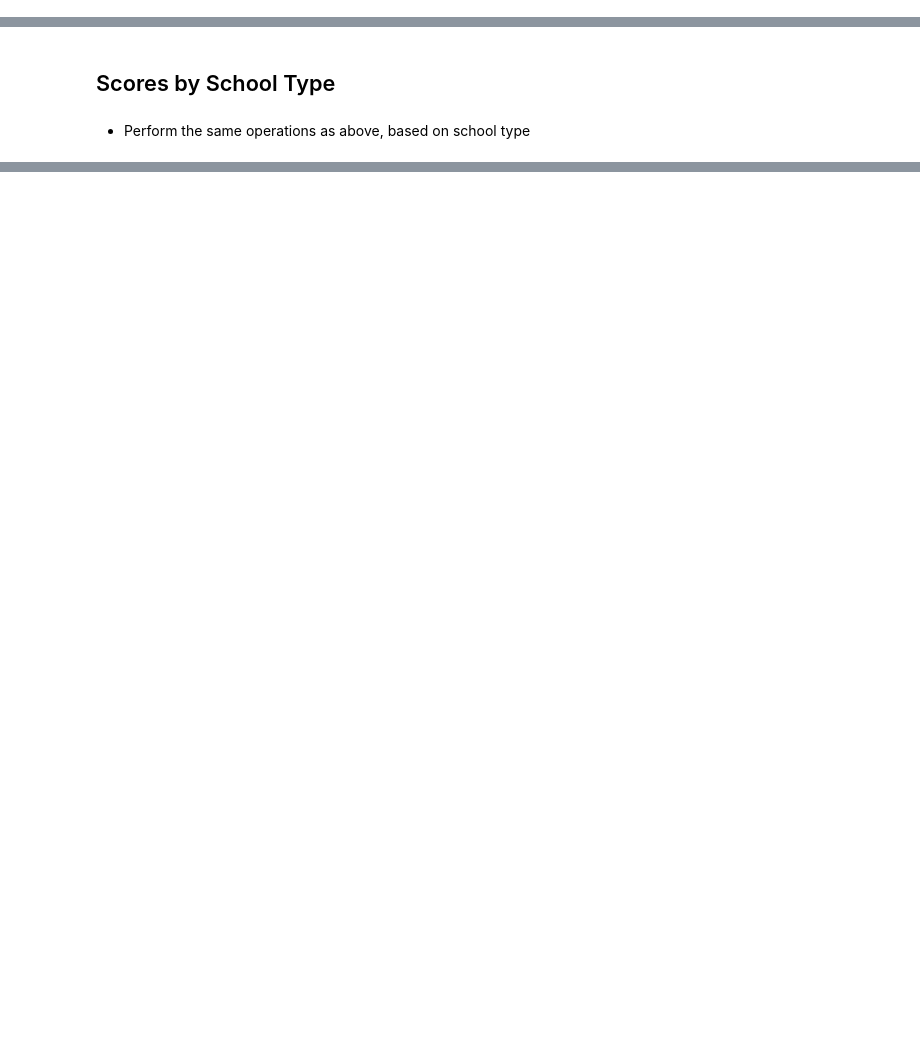
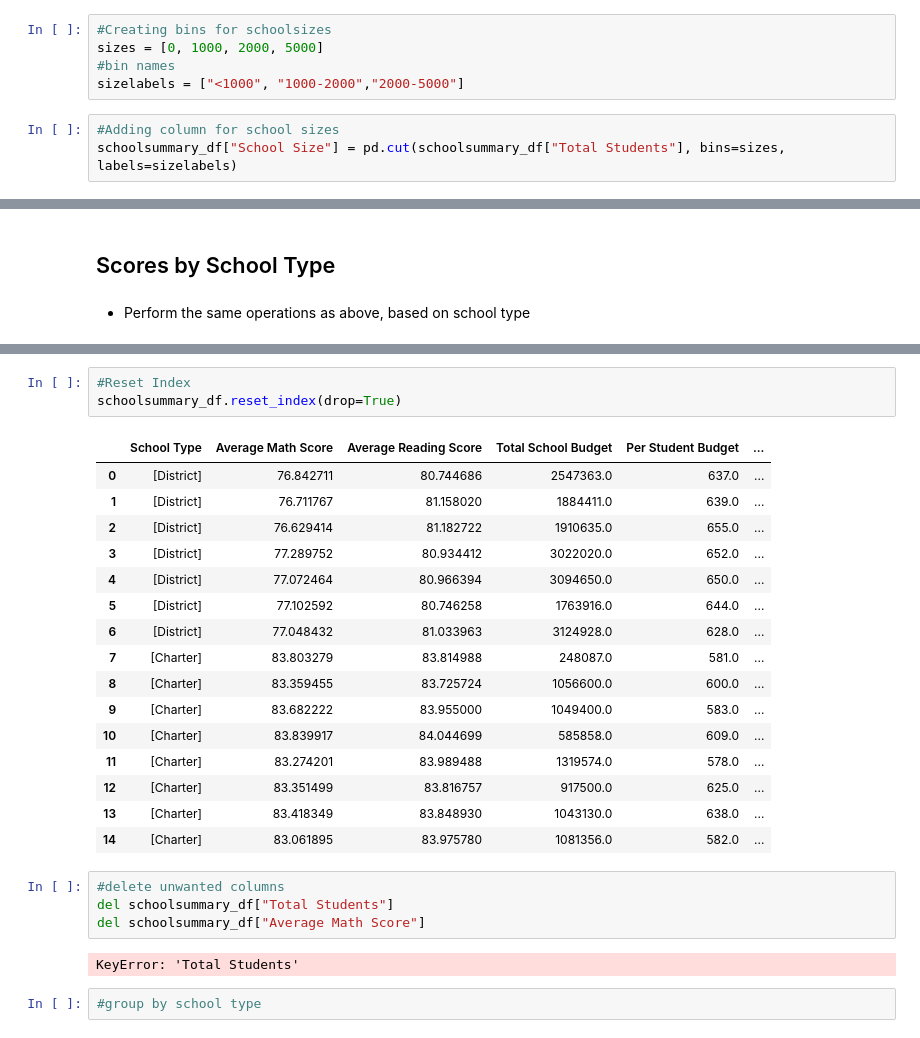
Before and after one commit to chanrce/pandas-challenge, a Jupyter notebook: PyCitySchools_starter.ipynb, the cells around one changed output, grey strips where cells are left out. Cells and saved outputs as stored; diff of their text form; blank space fills up the shorter version.

```diff
--- a/PyCitySchools_starter.ipynb
+++ b/PyCitySchools_starter.ipynb
@@ -649,0 +640,8 @@ scoresbyspending_df
+# %%
+#Creating bins for schoolsizes
+sizes = [0, 1000, 2000, 5000]
+#bin names
+sizelabels = ["<1000", "1000-2000","2000-5000"]
+# %%
+#Adding column for school sizes
+schoolsummary_df["School Size"] = pd.cut(schoolsummary_df["Total Students"], bins=sizes, labels=sizelabels)
@@ -659,0 +675,28 @@ scoresbyspending_df
+# %%
+#Reset Index
+schoolsummary_df.reset_index(drop=True)
+# %% [output]
+|  | School Type | Average Math Score | Average Reading Score | Total School Budget | Per Student Budget | ... |
+| 0 | [District] | 76.842711 | 80.744686 | 2547363.0 | 637.0 | ... |
+| 1 | [District] | 76.711767 | 81.158020 | 1884411.0 | 639.0 | ... |
+| 2 | [District] | 76.629414 | 81.182722 | 1910635.0 | 655.0 | ... |
+| 3 | [District] | 77.289752 | 80.934412 | 3022020.0 | 652.0 | ... |
+| 4 | [District] | 77.072464 | 80.966394 | 3094650.0 | 650.0 | ... |
+| 5 | [District] | 77.102592 | 80.746258 | 1763916.0 | 644.0 | ... |
+| 6 | [District] | 77.048432 | 81.033963 | 3124928.0 | 628.0 | ... |
+| 7 | [Charter] | 83.803279 | 83.814988 | 248087.0 | 581.0 | ... |
+| 8 | [Charter] | 83.359455 | 83.725724 | 1056600.0 | 600.0 | ... |
+| 9 | [Charter] | 83.682222 | 83.955000 | 1049400.0 | 583.0 | ... |
+| 10 | [Charter] | 83.839917 | 84.044699 | 585858.0 | 609.0 | ... |
+| 11 | [Charter] | 83.274201 | 83.989488 | 1319574.0 | 578.0 | ... |
+| 12 | [Charter] | 83.351499 | 83.816757 | 917500.0 | 625.0 | ... |
+| 13 | [Charter] | 83.418349 | 83.848930 | 1043130.0 | 638.0 | ... |
+| 14 | [Charter] | 83.061895 | 83.975780 | 1081356.0 | 582.0 | ... |
+# %%
+#delete unwanted columns
+del schoolsummary_df["Total Students"]
+del schoolsummary_df["Average Math Score"]
+# %% [output]
+KeyError: 'Total Students'
+# %%
+#group by school type
```
Also changed, not shown: parts of 6 cells of this notebook.
